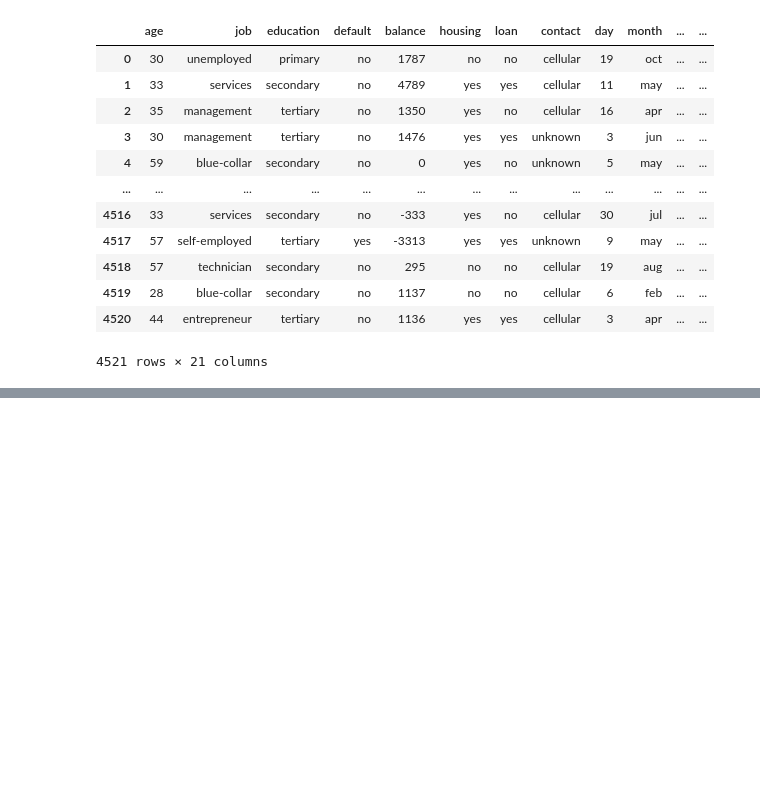
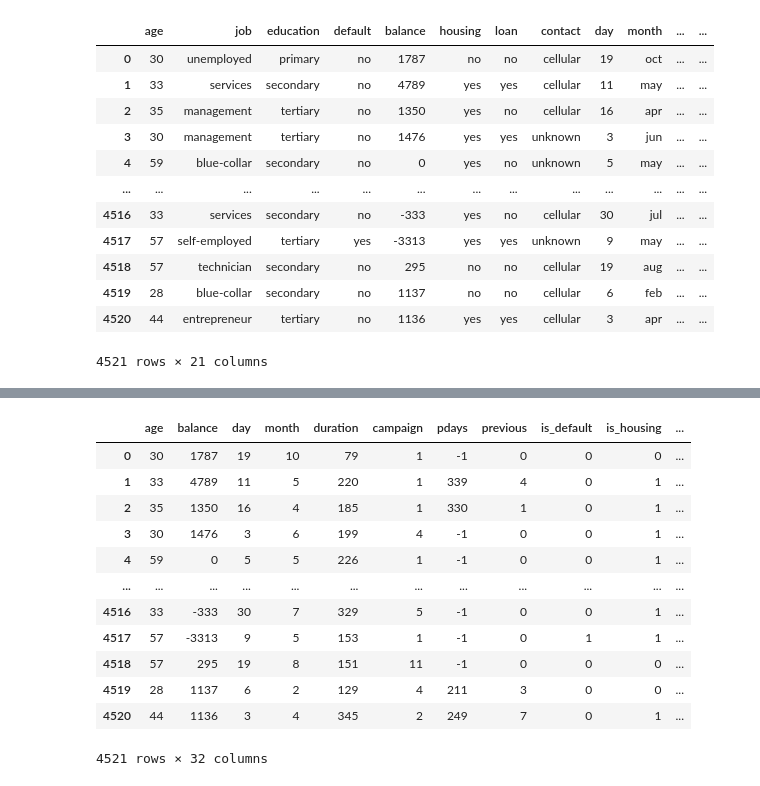
Before and after one commit to thebluesky0205/testRepoLKS, a Jupyter notebook: nineth.ipynb, the cells around one changed output, grey strips where cells are left out. Cells and saved outputs as stored; diff of their text form; code cells hidden in the pictures; blank space fills up the shorter version.

Commit message:
0706_1717_KERAS01

```diff
--- a/nineth.ipynb
+++ b/nineth.ipynb
@@ -415,0 +515,23 @@ bank_data
+# %%
+import pandas as pd
+bank_data = pd.read_csv(
+    'Applied-Deep-Learning-with-Keras/'+
+    'Lesson01/data/bank_data_feats_e2.csv',
+    index_col = 0
+)
+# %%
+bank_data
+# %% [output]
+|  | age | balance | day | month | duration | campaign | pdays | previous | is_default | is_housing | ... |
+| 0 | 30 | 1787 | 19 | 10 | 79 | 1 | -1 | 0 | 0 | 0 | ... |
+| 1 | 33 | 4789 | 11 | 5 | 220 | 1 | 339 | 4 | 0 | 1 | ... |
+| 2 | 35 | 1350 | 16 | 4 | 185 | 1 | 330 | 1 | 0 | 1 | ... |
+| 3 | 30 | 1476 | 3 | 6 | 199 | 4 | -1 | 0 | 0 | 1 | ... |
+| 4 | 59 | 0 | 5 | 5 | 226 | 1 | -1 | 0 | 0 | 1 | ... |
+| ... | ... | ... | ... | ... | ... | ... | ... | ... | ... | ... | ... |
+| 4516 | 33 | -333 | 30 | 7 | 329 | 5 | -1 | 0 | 0 | 1 | ... |
+| 4517 | 57 | -3313 | 9 | 5 | 153 | 1 | -1 | 0 | 1 | 1 | ... |
+| 4518 | 57 | 295 | 19 | 8 | 151 | 11 | -1 | 0 | 0 | 0 | ... |
+| 4519 | 28 | 1137 | 6 | 2 | 129 | 4 | 211 | 3 | 0 | 0 | ... |
+| 4520 | 44 | 1136 | 3 | 4 | 345 | 2 | 249 | 7 | 0 | 1 | ... |
+4521 rows × 32 columns
```
Also changed, not shown: parts of 25 cells of this notebook.
